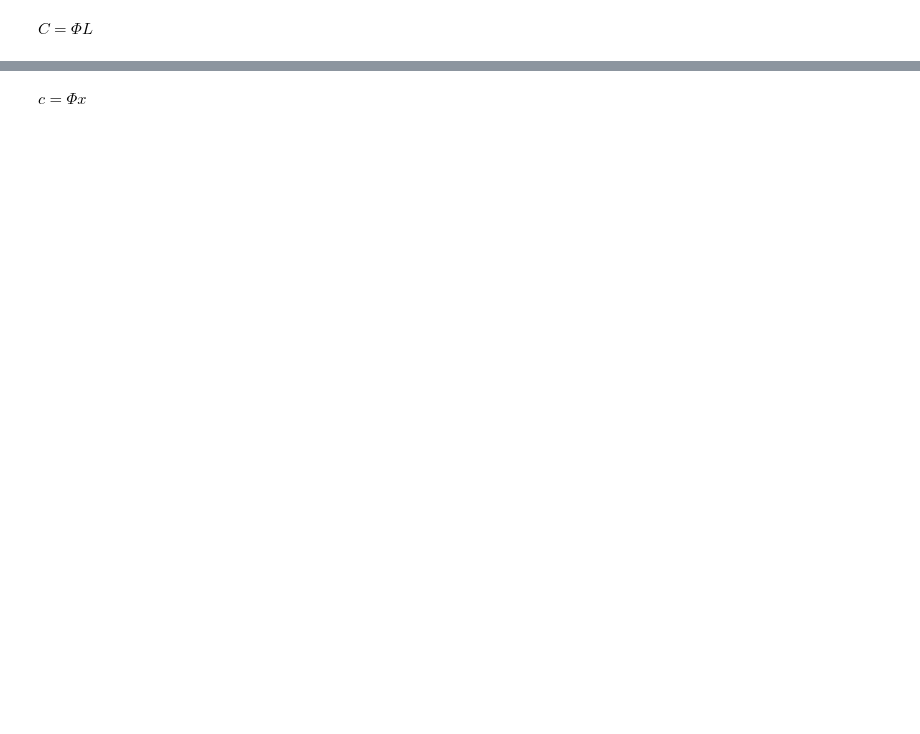
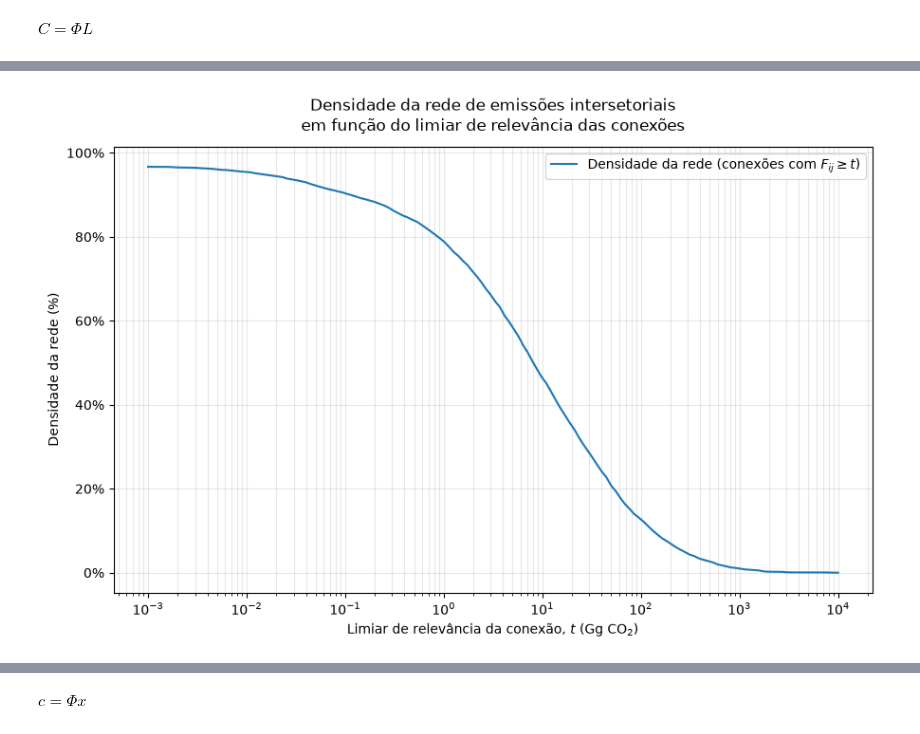
Before and after one commit to G-Cintra/Redes, a Jupyter notebook: analise_exploratoria_v2.ipynb, the cells around one changed output, grey strips where cells are left out. Drawn from its saved outputs; the diff is of its cells as text; code cells hidden in the pictures; blank space fills up the shorter version.

```diff
--- a/analise_exploratoria.ipynb
+++ b/analise_exploratoria_v2.ipynb
@@ -309,0 +246,55 @@ display(x.to_frame(name="Produção bruta"))
+# %%
+F = C.mul(y, axis=1)
+# %%
+import numpy as np
+import matplotlib.pyplot as plt
+from matplotlib.ticker import PercentFormatter
+import textwrap
+
+# Excluir diagonal
+mask_offdiag = ~np.eye(len(F), dtype=bool)
+vals = np.abs(F.to_numpy()[mask_offdiag])
+
+# Limiares em Gg CO2
+limiares = np.logspace(-3, 4, 150)
+
+# Densidade da rede para cada limiar
+densidades = []
+
+for limiar in limiares:
+    densidade = (vals >= limiar).mean()
+    densidades.append(densidade)
+
+densidades = np.array(densidades)
+
+# Figura
+fig, ax = plt.subplots(figsize=(9, 6))
+
+ax.plot(
+    limiares,
+    densidades * 100,
+    label="Densidade da rede (conexões com $F_{ij} \\geq t$)"
+)
+
+ax.set_xscale("log")
+
+ax.set_title(
+    "Densidade da rede de emissões intersetoriais\n"
+    "em função do limiar de relevância das conexões",
+    pad=12
+)
+
+ax.set_xlabel("Limiar de relevância da conexão, $t$ (Gg CO$_2$)")
+ax.set_ylabel("Densidade da rede (%)")
+
+ax.yaxis.set_major_formatter(PercentFormatter(decimals=0))
+
+ax.grid(True, which="both", alpha=0.3)
+ax.legend(loc="upper right", frameon=True)
+
+plt.tight_layout()
+plt.show()
+
+# Texto para futura legenda da figura no artigo
+# %% [output]
+[figure, added]
```
Also changed, not shown: parts of 21 cells of this notebook, 22 other files.
